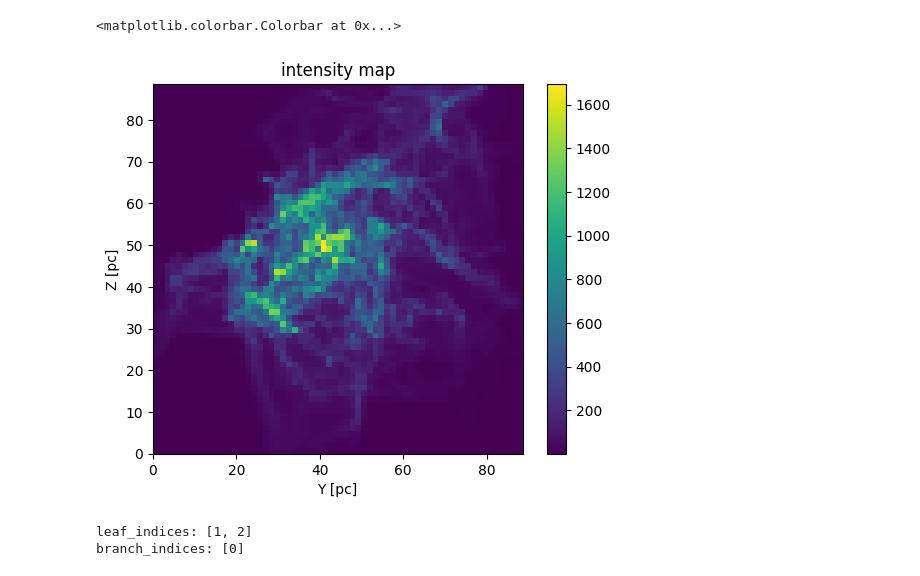
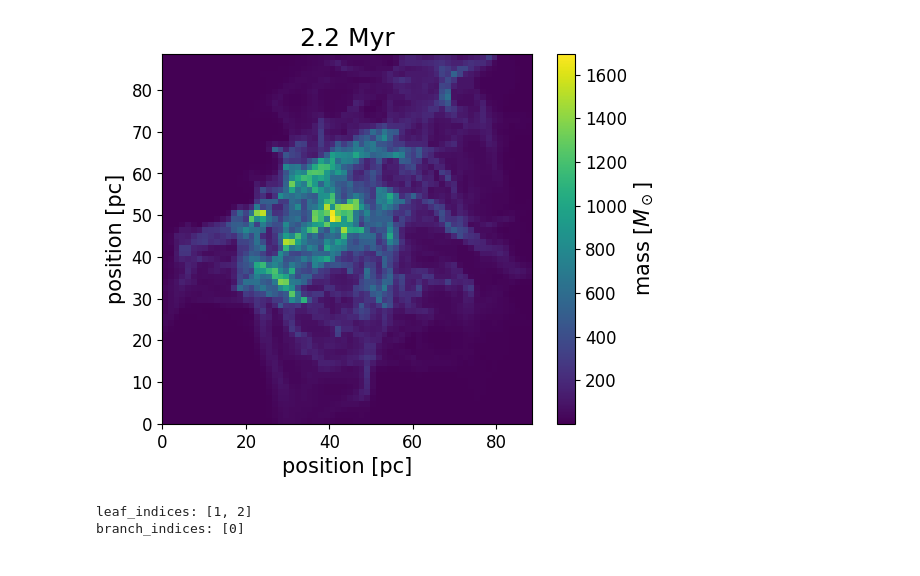
Before and after one commit to kotora260/StarGen, a Jupyter notebook: dendro2D_2800.ipynb, the cells around one changed output. Drawn from its saved outputs; the diff is of its cells as text; code cells hidden in the pictures.

```diff
--- a/dendro2D_2800.ipynb
+++ b/dendro2D_2800.ipynb
@@ -19,21 +19,25 @@ m2800 = d2800["arr_2"]
 # %%
 # make int map
 
 int_map_2800 = np.sum(m2800, axis=0) * 0.65
 pc = d2800['arr_1']
 extent = [0, pc * m2800.shape[1], 0, pc * m2800.shape[2]]
 
 fig, ax = plt.subplots()
-plt.imshow(int_map_2800, extent=extent, origin='lower')
-plt.title("intensity map")
-ax.set_xlabel('Y [pc]')
-ax.set_ylabel('Z [pc]')
-plt.colorbar()
+im = ax.imshow(int_map_2800, extent=extent, origin='lower')
 
-#plt.savefig("int_map_2800")
+ax.set_title("2.2 Myr")
+ax.set_xlabel('position [pc]')
+ax.set_ylabel('position [pc]')
+plt.tick_params(labelsize=12)
+
+cbar = fig.colorbar(im)
+cbar.set_label('mass [$M_\odot$]')
+cbar.ax.tick_params(labelsize=12)
+
+plt.savefig("int_map_2800")
 # %% [output]
-<matplotlib.colorbar.Colorbar at 0x...>
-[figure, old version]
+[figure, new version]
 # %%
 # compute dendrogram
 
```
Also changed, not shown: parts of 5 cells of this notebook, 7 other files.
